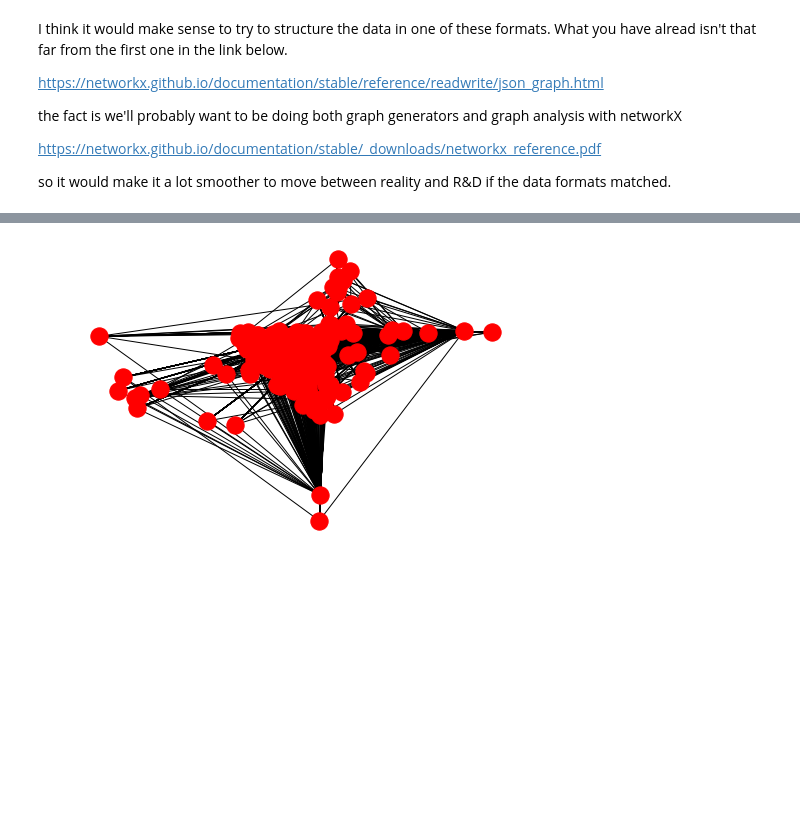
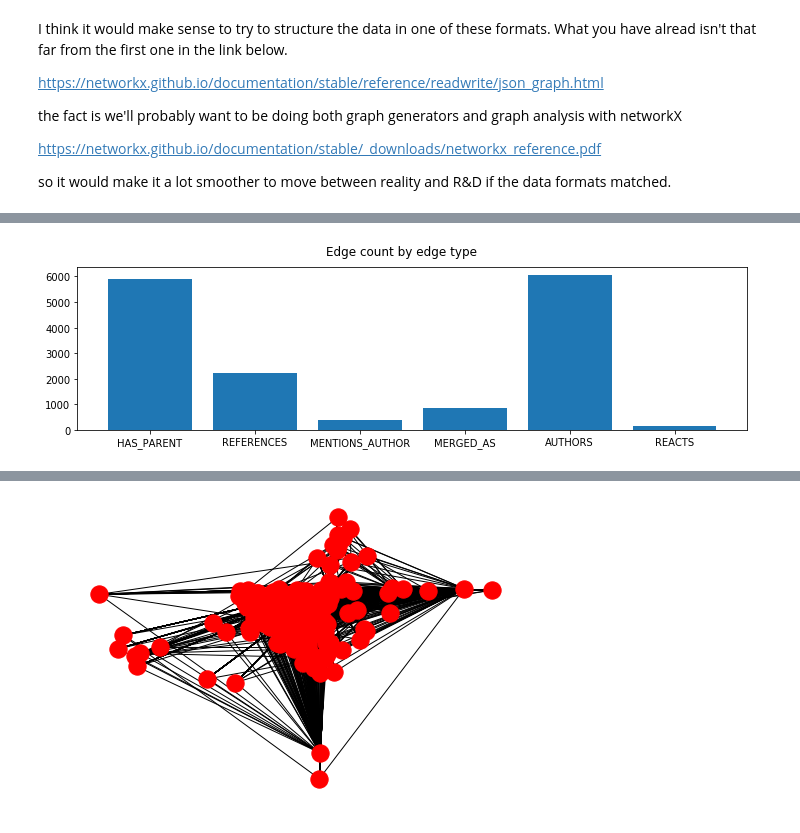
Before and after one commit to satyaki-mallick/research, a Jupyter notebook: sample_graph_EDA/sample_graph_inspection_notebook.ipynb, the cells around one changed output, grey strips where cells are left out. Saved outputs shown, nothing was run; the diff lists cells and outputs as text; code cells hidden in the pictures; blank space fills up the shorter version.

```diff
--- a/sample_graph_EDA/sample_graph_inspection_notebook.ipynb
+++ b/sample_graph_EDA/sample_graph_inspection_notebook.ipynb
@@ -189,0 +88,14 @@ plt.yscale('log')
+# %%
+def edgeCountBarChart():
+    edge_count = Counter()
+    for e in G.edges(data=True):
+        edge_count[e[2]["type"]] += 1
+
+    (fig, ax) = plt.subplots(figsize=(12,3))
+    ax.bar(edge_count.keys(), edge_count.values())
+    fig.suptitle('Edge count by edge type')
+    plt.show()
+
+edgeCountBarChart()
+# %% [output]
+[figure, added]
```
Also changed, not shown: parts of 27 cells of this notebook.
